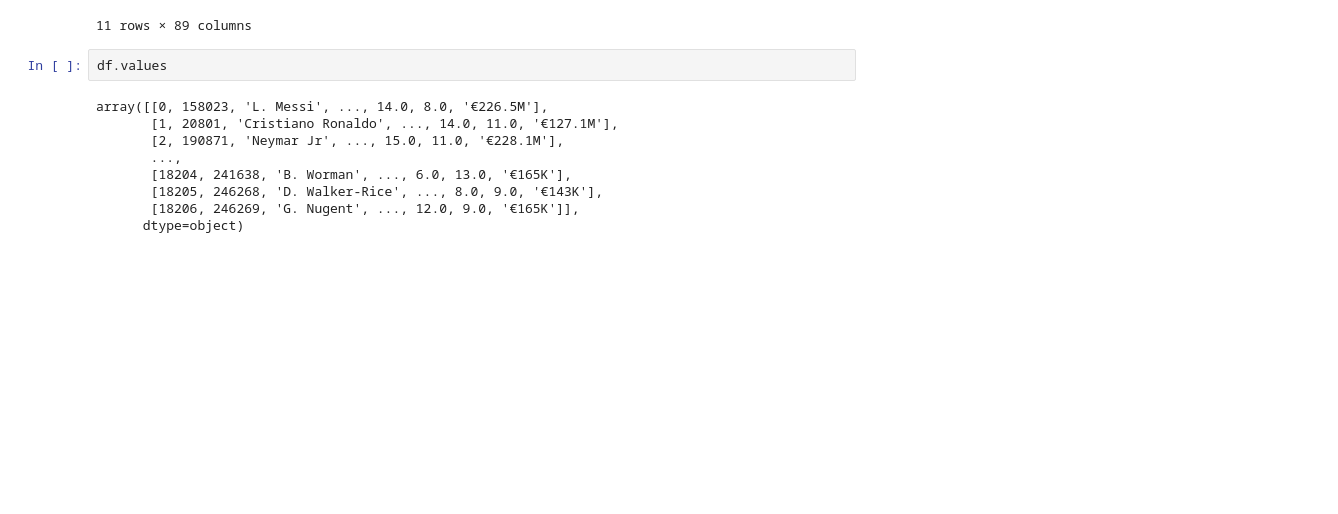
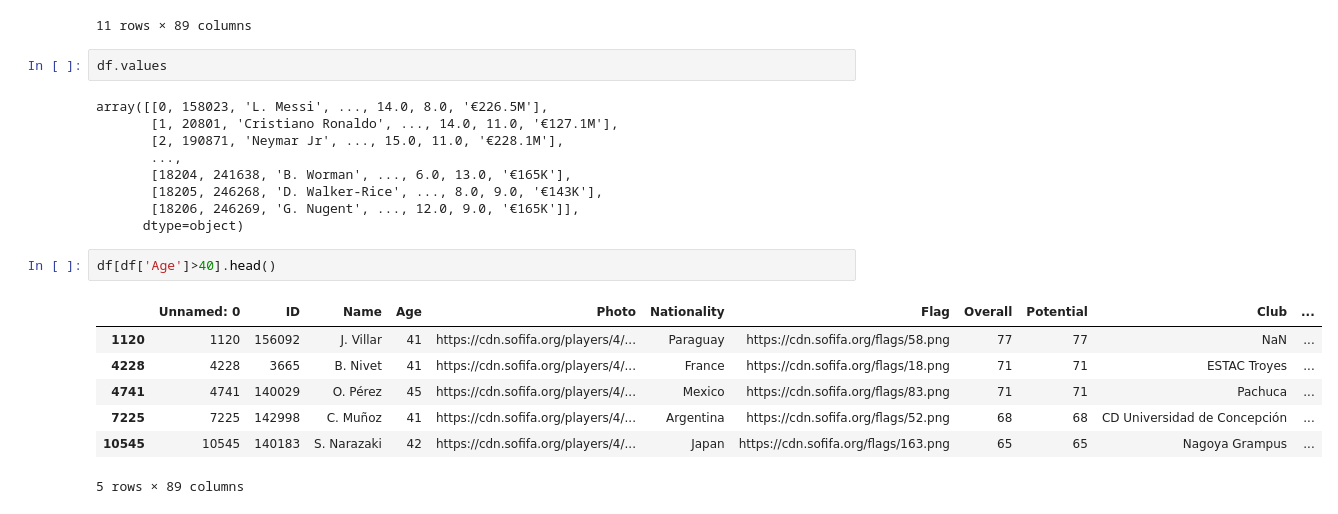
Before and after one commit to 2xtourbillon/fifa, a Jupyter notebook: Soccer.ipynb, the cells around one changed output. Saved outputs shown, nothing was run; the diff lists cells and outputs as text; blank space fills up the shorter version.

```diff
--- a/Soccer.ipynb
+++ b/Soccer.ipynb
@@ -43,3 +49,13 @@ array([[0, 158023, 'L. Messi', ..., 14.0, 8.0, '€226.5M'],
        [18205, 246268, 'D. Walker-Rice', ..., 8.0, 9.0, '€143K'],
        [18206, 246269, 'G. Nugent', ..., 12.0, 9.0, '€165K']],
       dtype=object)
+# %%
+df[df['Age']>40].head()
+# %% [output]
+|  | Unnamed: 0 | ID | Name | Age | Photo | Nationality | Flag | Overall | Potential | Club | ... |
+| 1120 | 1120 | 156092 | J. Villar | 41 | https://cdn.sofifa.org/players/4/... | Paraguay | https://cdn.sofifa.org/flags/58.png | 77 | 77 | NaN | ... |
+| 4228 | 4228 | 3665 | B. Nivet | 41 | https://cdn.sofifa.org/players/4/... | France | https://cdn.sofifa.org/flags/18.png | 71 | 71 | ESTAC Troyes | ... |
+| 4741 | 4741 | 140029 | O. Pérez | 45 | https://cdn.sofifa.org/players/4/... | Mexico | https://cdn.sofifa.org/flags/83.png | 71 | 71 | Pachuca | ... |
+| 7225 | 7225 | 142998 | C. Muñoz | 41 | https://cdn.sofifa.org/players/4/... | Argentina | https://cdn.sofifa.org/flags/52.png | 68 | 68 | CD Universidad de Concepción | ... |
+| 10545 | 10545 | 140183 | S. Narazaki | 42 | https://cdn.sofifa.org/players/4/... | Japan | https://cdn.sofifa.org/flags/163.png | 65 | 65 | Nagoya Grampus | ... |
+5 rows × 89 columns
```
Also changed, not shown: parts of 10 cells of this notebook.
